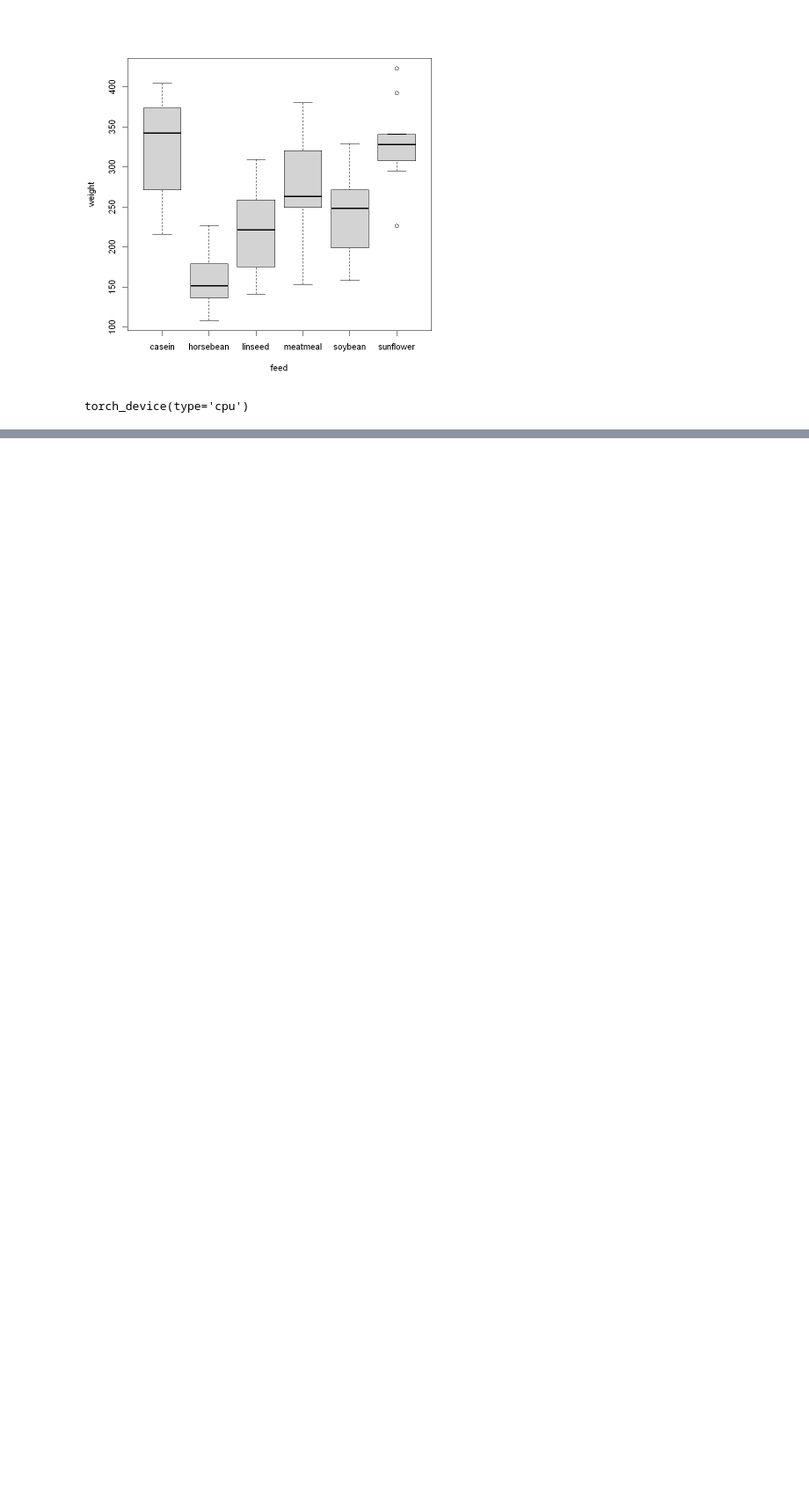
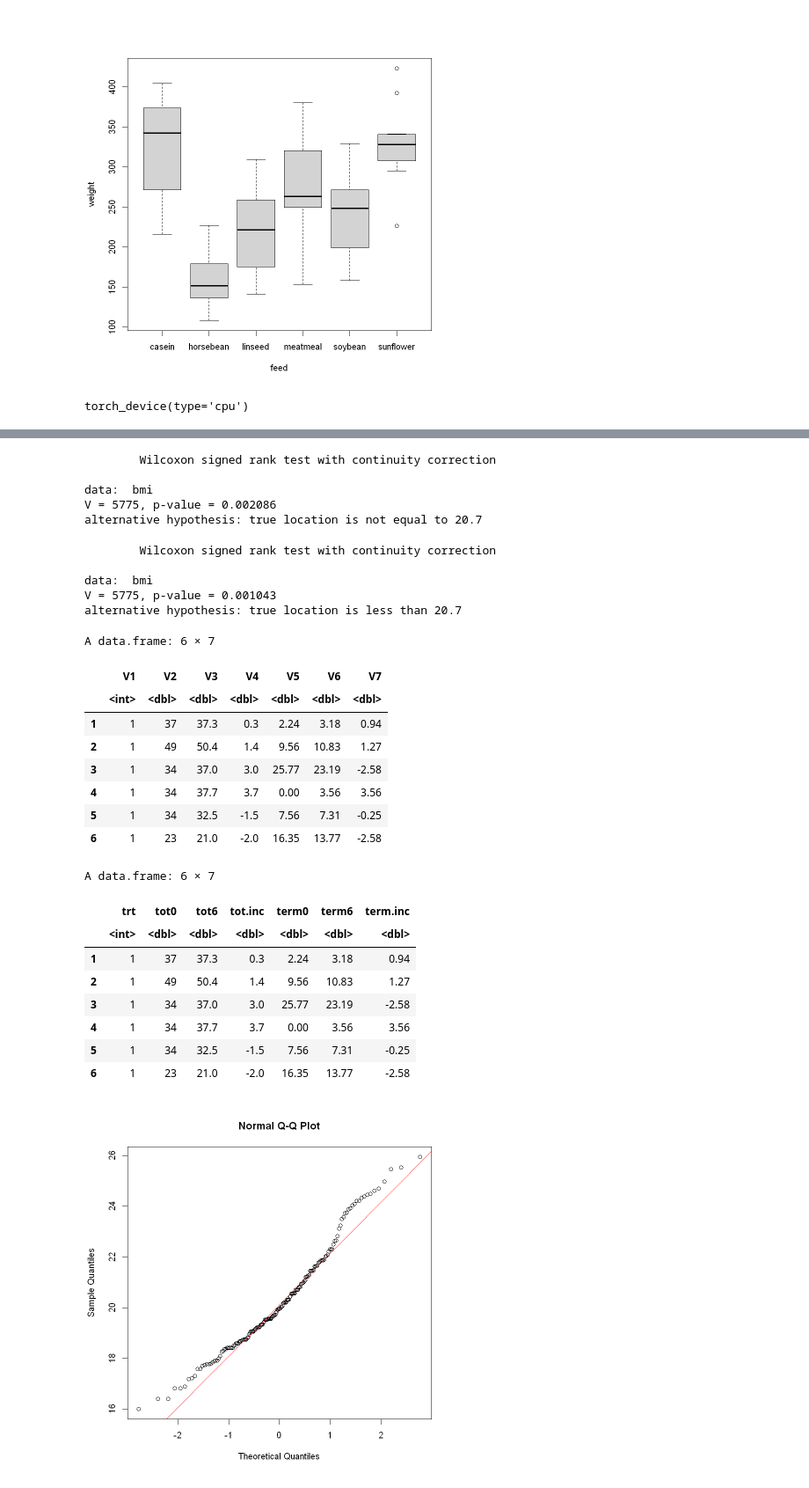
Before and after one commit to RafsanJany-UST/R_Is_On, a Jupyter notebook: CODE/practice.ipynb, the cells around one changed output, grey strips where cells are left out. Shown: that part at 88% size. Cells and saved outputs as stored; diff of their text form; code cells hidden in the pictures; blank space fills up the shorter version.

```diff
--- a/CODE/practice.ipynb
+++ b/CODE/practice.ipynb
@@ -388,0 +394,23 @@ torch_device(type='cpu')
+# %%
+BMI<-read.table(("C:\\Users\\RAZER\\Documents\\GitHub_2\\R_Is_On\\R_exercise_Data\\R_exercise\\bmi.txt"),
+                col.names=c("height","weight","year","religion","gender","marriage"))
+bmi<-BMI$weight/(BMI$height/100)^2  #bmi=kg/m2
+
+qqnorm(bmi)
+qqline(bmi,col="red")
+shapiro.test(bmi)
+
+t.test(bmi,mu=20.7, alter="less")  #(H1: mu< 20.7)
+t.test(bmi,mu=20.7) #two-sided
+
+
+wilcox.test(bmi, mu = 20.7)
+wilcox.test(bmi, mu = 20.7, alternative = "less")
+
+#Dataset: apple_hair.dat (http://users.stat.ufl.edu/~winner/data/apple_hair.dat)
+hair.df<-read.table("C:\\Users\\RAZER\\Documents\\GitHub_2\\R_Is_On\\R_exercise_Data\\R_exercise\\apple_hair.txt", header=F)
+head(hair.df)
+hair.df<-read.table(("C:\\Users\\RAZER\\Documents\\GitHub_2\\R_Is_On\\R_exercise_Data\\R_exercise\\apple_hair.txt"),
+                    col.names=c("trt","tot0","tot6","tot.inc","term0","term6","term.inc"))
+head(hair.df)
+# %% [output]
@@ -388,0 +441,29 @@ torch_device(type='cpu')
+        Wilcoxon signed rank test with continuity correction
+
+data:  bmi
+V = 5775, p-value = 0.002086
+alternative hypothesis: true location is not equal to 20.7
+        Wilcoxon signed rank test with continuity correction
+
+data:  bmi
+V = 5775, p-value = 0.001043
+alternative hypothesis: true location is less than 20.7
+A data.frame: 6 × 7
+|  | V1 | V2 | V3 | V4 | V5 | V6 | V7 |
+|  | <int> | <dbl> | <dbl> | <dbl> | <dbl> | <dbl> | <dbl> |
+| 1 | 1 | 37 | 37.3 | 0.3 | 2.24 | 3.18 | 0.94 |
+| 2 | 1 | 49 | 50.4 | 1.4 | 9.56 | 10.83 | 1.27 |
+| 3 | 1 | 34 | 37.0 | 3.0 | 25.77 | 23.19 | -2.58 |
+| 4 | 1 | 34 | 37.7 | 3.7 | 0.00 | 3.56 | 3.56 |
+| 5 | 1 | 34 | 32.5 | -1.5 | 7.56 | 7.31 | -0.25 |
+| 6 | 1 | 23 | 21.0 | -2.0 | 16.35 | 13.77 | -2.58 |
+A data.frame: 6 × 7
+|  | trt | tot0 | tot6 | tot.inc | term0 | term6 | term.inc |
+|  | <int> | <dbl> | <dbl> | <dbl> | <dbl> | <dbl> | <dbl> |
+| 1 | 1 | 37 | 37.3 | 0.3 | 2.24 | 3.18 | 0.94 |
+| 2 | 1 | 49 | 50.4 | 1.4 | 9.56 | 10.83 | 1.27 |
+| 3 | 1 | 34 | 37.0 | 3.0 | 25.77 | 23.19 | -2.58 |
+| 4 | 1 | 34 | 37.7 | 3.7 | 0.00 | 3.56 | 3.56 |
+| 5 | 1 | 34 | 32.5 | -1.5 | 7.56 | 7.31 | -0.25 |
+| 6 | 1 | 23 | 21.0 | -2.0 | 16.35 | 13.77 | -2.58 |
+[figure, added]
```
Also changed, not shown: parts of 12 cells of this notebook.
